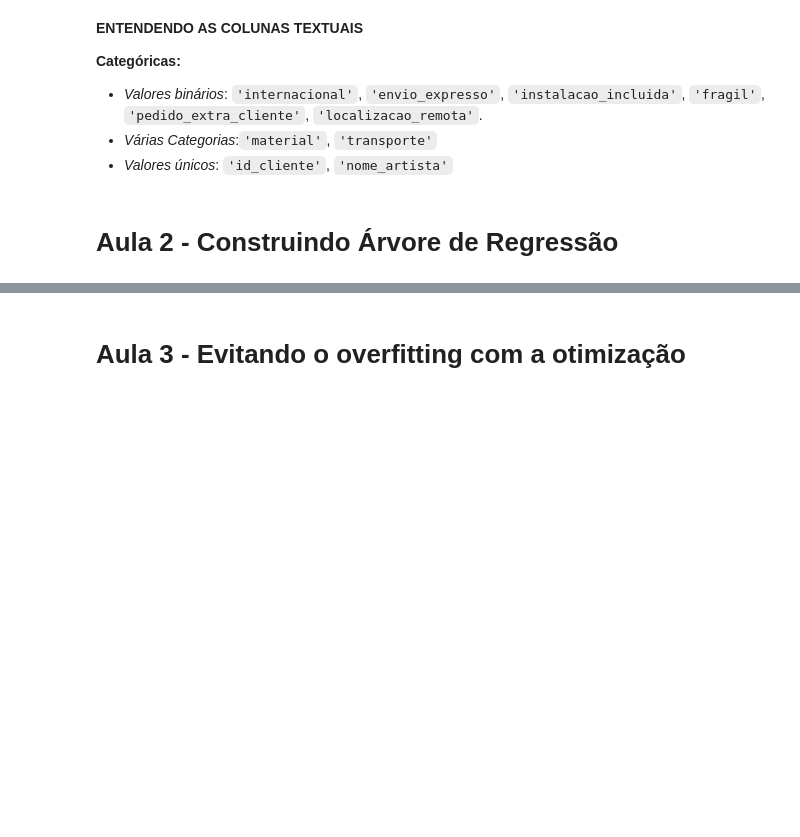
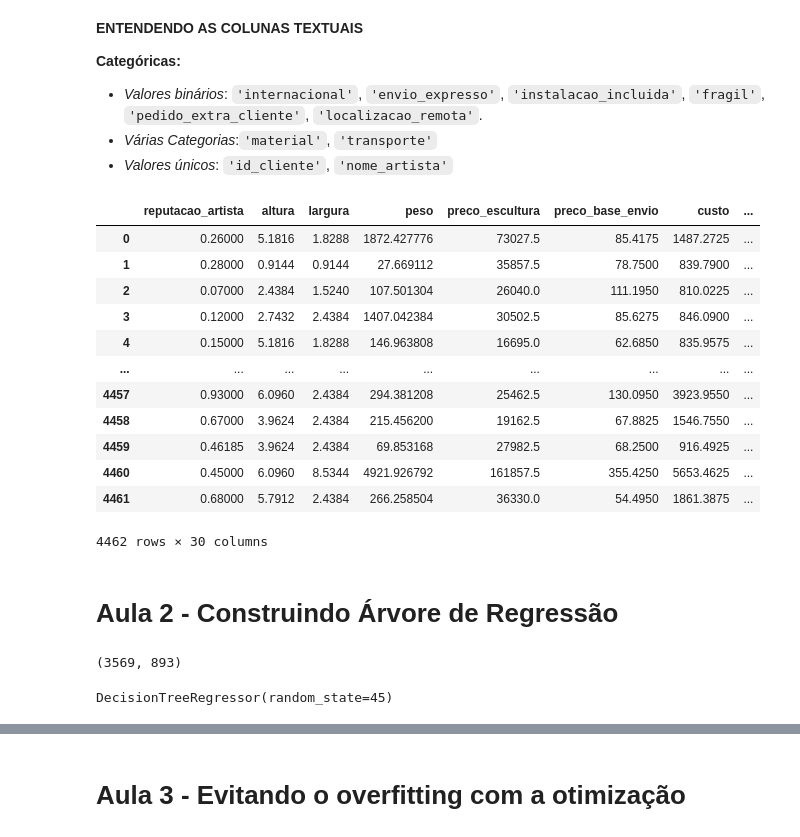
Before and after one commit to Camillabgarcia/ML_Arvores_de_Regressao_e_Boosting, a Jupyter notebook: Projeto_Arvores_de_Regressão_e_Boosting.ipynb, the cells around one changed output, grey strips where cells are left out. Saved outputs shown, nothing was run; the diff lists cells and outputs as text; code cells hidden in the pictures; blank space fills up the shorter version.

```diff
--- a/Projeto_Arvores_de_Regressão_e_Boosting.ipynb
+++ b/Projeto_Arvores_de_Regressão_e_Boosting.ipynb
@@ -143,5 +161,29 @@ for column in colunas_categoricas:
 - *Valores binários*: `'internacional'`, `'envio_expresso'`, `'instalacao_incluida'`,  `'fragil'`, `'pedido_extra_cliente'`, `'localizacao_remota'`.
 - *Várias Categorias*:`'material'`, `'transporte'`
 - *Valores únicos*: `'id_cliente'`, `'nome_artista'`
+# %%
+categoricas = ['internacional', 'envio_expresso', 'instalacao_incluida', 'fragil', 'pedido_extra_cliente', 'localizacao_remota', 'material', 'transporte']
+
+df = pd.get_dummies(df, columns = categoricas,
+                    prefix = categoricas,
+                    drop_first=True)
+# %%
+df.drop(['id_cliente', 'nome_artista'], axis = 1, inplace = True)
+# %%
+df
+# %% [output]
+|  | reputacao_artista | altura | largura | peso | preco_escultura | preco_base_envio | custo | ... |
+| 0 | 0.26000 | 5.1816 | 1.8288 | 1872.427776 | 73027.5 | 85.4175 | 1487.2725 | ... |
+| 1 | 0.28000 | 0.9144 | 0.9144 | 27.669112 | 35857.5 | 78.7500 | 839.7900 | ... |
+| 2 | 0.07000 | 2.4384 | 1.5240 | 107.501304 | 26040.0 | 111.1950 | 810.0225 | ... |
+| 3 | 0.12000 | 2.7432 | 2.4384 | 1407.042384 | 30502.5 | 85.6275 | 846.0900 | ... |
+| 4 | 0.15000 | 5.1816 | 1.8288 | 146.963808 | 16695.0 | 62.6850 | 835.9575 | ... |
+| ... | ... | ... | ... | ... | ... | ... | ... | ... |
+| 4457 | 0.93000 | 6.0960 | 2.4384 | 294.381208 | 25462.5 | 130.0950 | 3923.9550 | ... |
+| 4458 | 0.67000 | 3.9624 | 2.4384 | 215.456200 | 19162.5 | 67.8825 | 1546.7550 | ... |
+| 4459 | 0.46185 | 3.9624 | 2.4384 | 69.853168 | 27982.5 | 68.2500 | 916.4925 | ... |
+| 4460 | 0.45000 | 6.0960 | 8.5344 | 4921.926792 | 161857.5 | 355.4250 | 5653.4625 | ... |
+| 4461 | 0.68000 | 5.7912 | 2.4384 | 266.258504 | 36330.0 | 54.4950 | 1861.3875 | ... |
+4462 rows × 30 columns
 # %% [markdown]
 # Aula 2 - Construindo Árvore de Regressão
@@ -148 +197,12 @@ for column in colunas_categoricas:
+# %%
+len(X_treino), len(X_teste)
+# %% [output]
+(3569, 893)
+# %%
+from sklearn.tree import DecisionTreeRegressor
+
+dtr = DecisionTreeRegressor(random_state=45)
+dtr.fit(X_treino, y_treino)
+# %% [output]
+DecisionTreeRegressor(random_state=45)
 # %%
```
Also changed, not shown: parts of 7 cells of this notebook.
